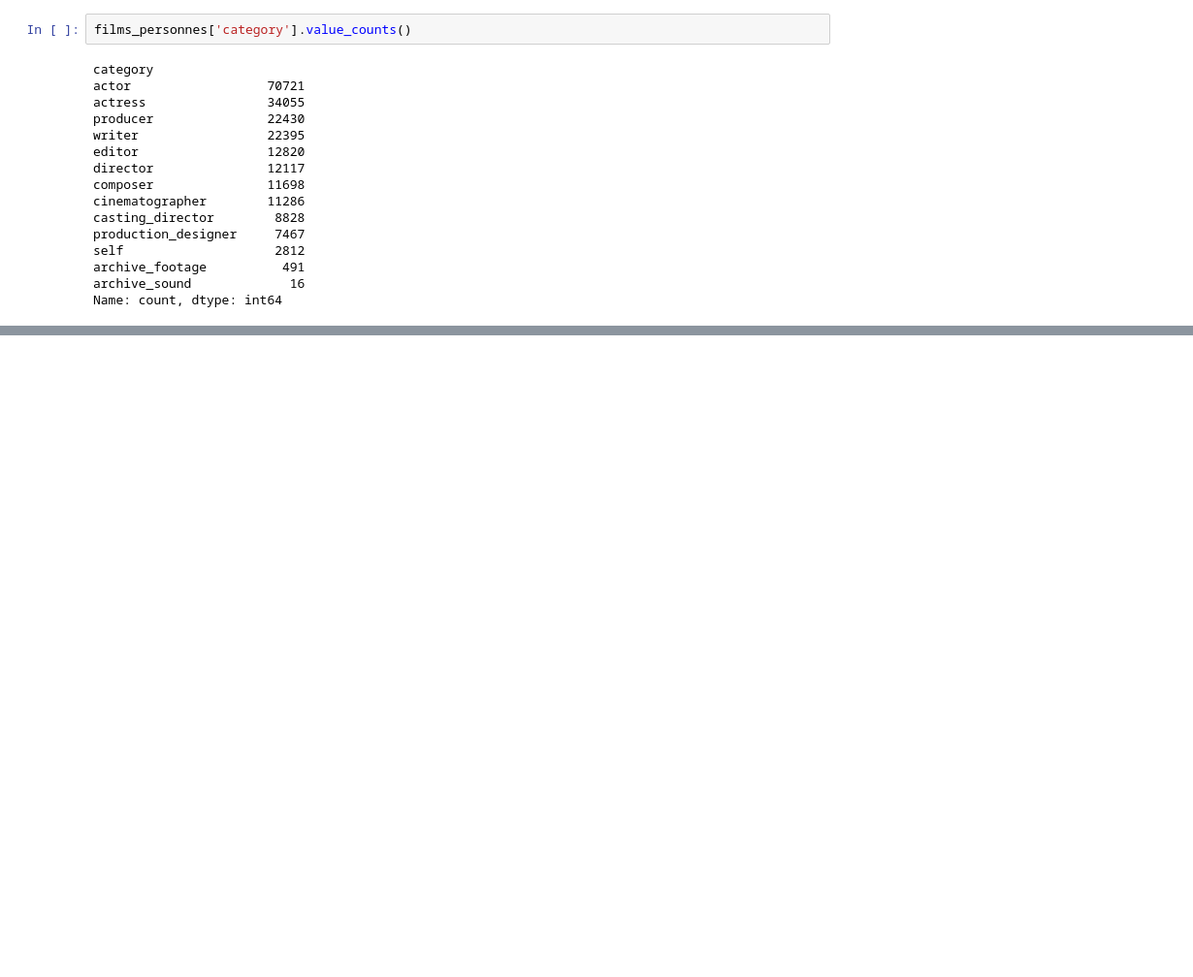
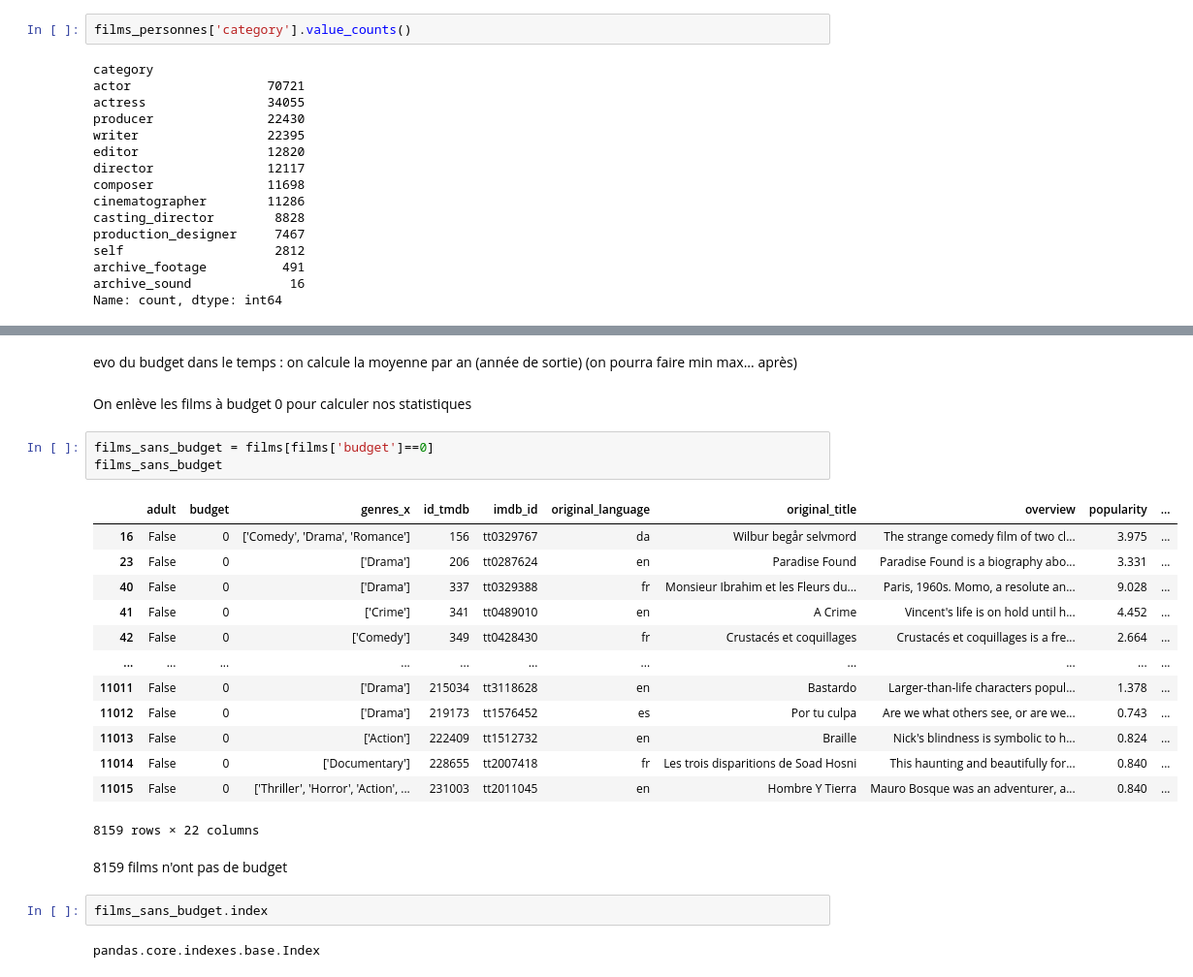
Before and after one commit to Cynthia-OK/CreuseLlywood, a Jupyter notebook: statistiques.ipynb, the cells around one changed output, grey strips where cells are left out. Shown at 97% size. Saved outputs shown, nothing was run; the diff lists cells and outputs as text; blank space fills up the shorter version.

```diff
--- a/statistiques.ipynb
+++ b/statistiques.ipynb
@@ -79,0 +111,27 @@ Name: count, dtype: int64
+# %% [markdown]
+evo du budget dans le temps : on calcule la moyenne par an (année de sortie) (on pourra faire min max... après)
+# %% [markdown]
+On enlève les films à budget 0 pour calculer nos statistiques
+# %%
+films_sans_budget = films[films['budget']==0]
+films_sans_budget
+# %% [output]
+|  | adult | budget | genres_x | id_tmdb | imdb_id | original_language | original_title | overview | popularity | ... |
+| 16 | False | 0 | ['Comedy', 'Drama', 'Romance'] | 156 | tt0329767 | da | Wilbur begår selvmord | The strange comedy film of two cl... | 3.975 | ... |
+| 23 | False | 0 | ['Drama'] | 206 | tt0287624 | en | Paradise Found | Paradise Found is a biography abo... | 3.331 | ... |
+| 40 | False | 0 | ['Drama'] | 337 | tt0329388 | fr | Monsieur Ibrahim et les Fleurs du... | Paris, 1960s. Momo, a resolute an... | 9.028 | ... |
+| 41 | False | 0 | ['Crime'] | 341 | tt0489010 | en | A Crime | Vincent's life is on hold until h... | 4.452 | ... |
+| 42 | False | 0 | ['Comedy'] | 349 | tt0428430 | fr | Crustacés et coquillages | Crustacés et coquillages is a fre... | 2.664 | ... |
+| ... | ... | ... | ... | ... | ... | ... | ... | ... | ... | ... |
+| 11011 | False | 0 | ['Drama'] | 215034 | tt3118628 | en | Bastardo | Larger-than-life characters popul... | 1.378 | ... |
+| 11012 | False | 0 | ['Drama'] | 219173 | tt1576452 | es | Por tu culpa | Are we what others see, or are we... | 0.743 | ... |
+| 11013 | False | 0 | ['Action'] | 222409 | tt1512732 | en | Braille | Nick's blindness is symbolic to h... | 0.824 | ... |
+| 11014 | False | 0 | ['Documentary'] | 228655 | tt2007418 | fr | Les trois disparitions de Soad Hosni | This haunting and beautifully for... | 0.840 | ... |
+| 11015 | False | 0 | ['Thriller', 'Horror', 'Action', ... | 231003 | tt2011045 | en | Hombre Y Tierra | Mauro Bosque was an adventurer, a... | 0.840 | ... |
+8159 rows × 22 columns
+# %% [markdown]
+8159 films n'ont pas de budget
+# %%
+films_sans_budget.index
+# %% [output]
+pandas.core.indexes.base.Index
```
Also changed, not shown: parts of 36 cells of this notebook.
